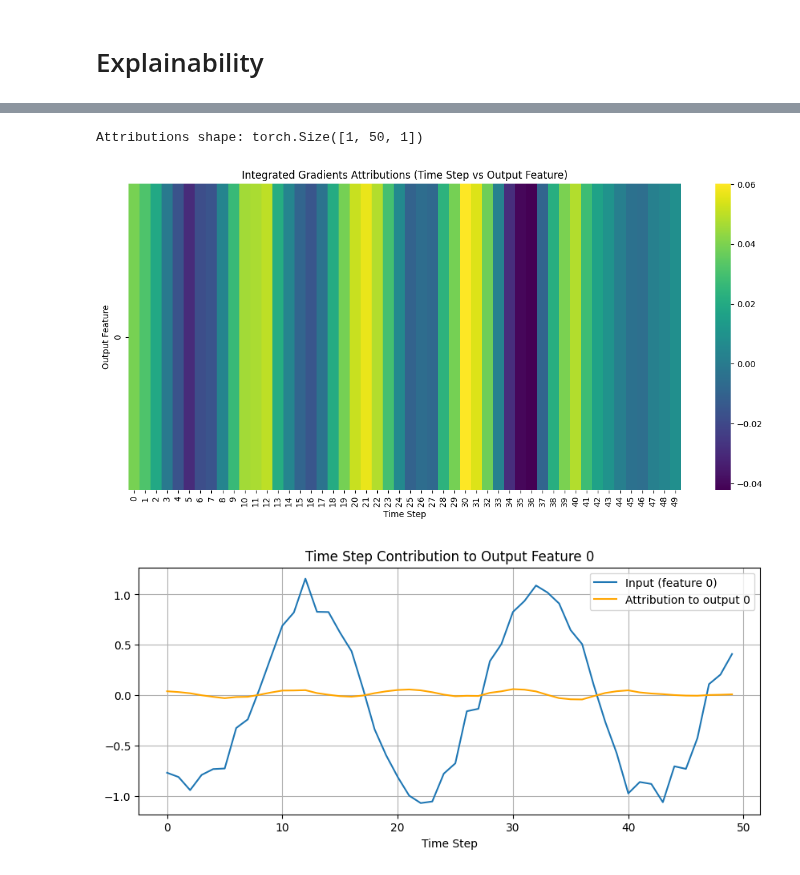
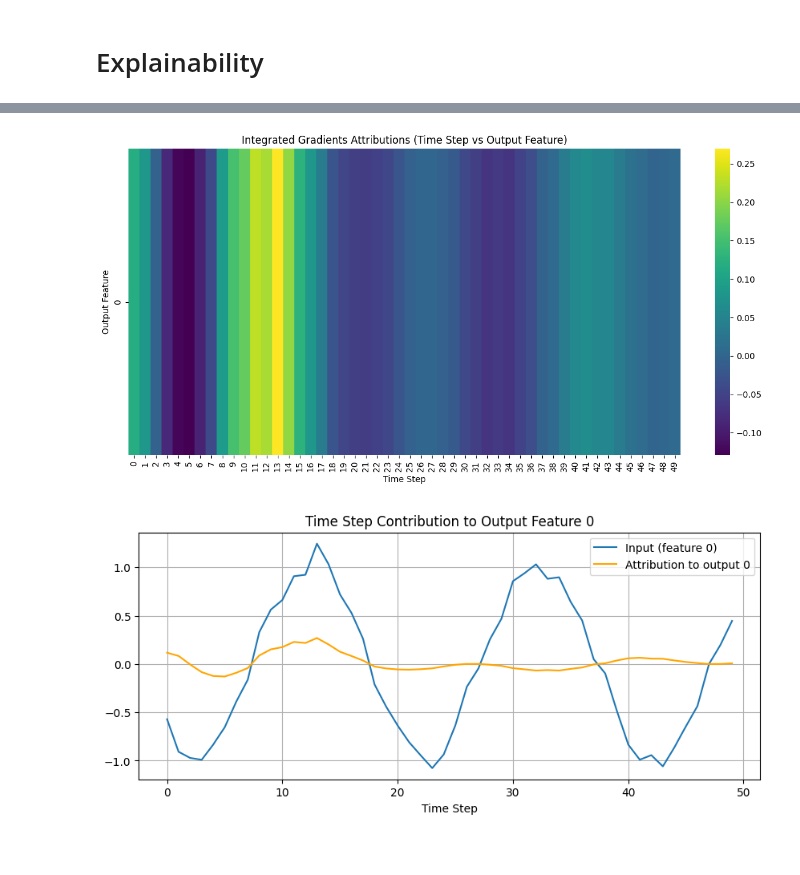
Before and after one commit to lseman/foreblocks, a Jupyter notebook: examples/explainability.ipynb, the cells around one changed output, grey strips where cells are left out. Cells and saved outputs as stored; diff of their text form; code cells hidden in the pictures.

```diff
--- a/examples/explainability.ipynb
+++ b/examples/explainability.ipynb
@@ -89,38 +89,49 @@ Validation Forecast Error Metrics:
 # %%
 from captum.attr import IntegratedGradients
 import matplotlib.pyplot as plt
 import seaborn as sns
+from functools import partial
 
-input_tensor = X_val[0].unsqueeze(0)  # Shape: [1, seq_len, input_size]
-model = model.train()
-input_tensor = input_tensor.to('cuda')
-target_index = 0  # Index of the target variable to explain
-ig = IntegratedGradients(model.attribute_forward)
-attributions = ig.attribute(input_tensor, target=target_index)
+# Prepare input
+input_tensor = X_val[0].unsqueeze(0).to('cuda').requires_grad_()  # [1, seq_len, input_size]
 
-print("Attributions shape:", attributions.shape)  # Should be [1, seq_len, output_size]
+# Set model to training mode (to allow RNN backward) but freeze dropout
+model.train()
+model._disable_dropout()
 
+# Define forward function
+forward_fn = partial(model.attribute_forward, time_features=None, targets=None, epoch=None)
+
+# Attribution method
+ig = IntegratedGradients(forward_fn)
+
+# Choose target output feature (e.g., output dimension 0)
+target_index = 0
+
+# Compute attributions
+attributions = ig.attribute(input_tensor, target=target_index)  # Shape: [1, seq_len, output_size]
+
+# Convert to NumPy
 attributions_np = attributions.squeeze(0).detach().cpu().numpy()  # [seq_len, output_size]
 input_np = input_tensor.squeeze(0).detach().cpu().numpy()         # [seq_len, input_size]
 
 plt.figure(figsize=(12, 6))
 sns.heatmap(attributions_np.T, cmap='viridis', xticklabels=True, yticklabels=True)
 plt.xlabel("Time Step")
 plt.ylabel("Output Feature")
 plt.title("Integrated Gradients Attributions (Time Step vs Output Feature)")
 plt.tight_layout()
 plt.show()
 
 output_feature_idx = 0
 plt.figure(figsize=(10, 4))
 plt.plot(input_np[:, 0], label="Input (feature 0)")
 plt.plot(attributions_np[:, output_feature_idx], label="Attribution to output 0", color="orange")
 plt.xlabel("Time Step")
 plt.legend()
 plt.title("Time Step Contribution to Output Feature 0")
 plt.grid(True)
 plt.show()
 # %% [output]
-Attributions shape: torch.Size([1, 50, 1])
-[figure, old version]
+[figure, new version]
-[figure, old version]
+[figure, new version]
```
Also changed, not shown: parts of 1 cell of this notebook, 5 other files.
